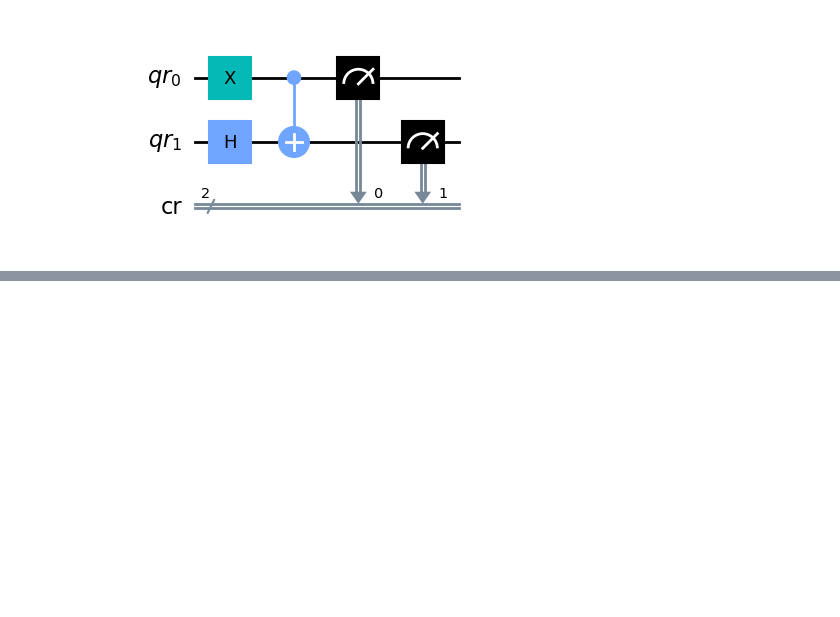
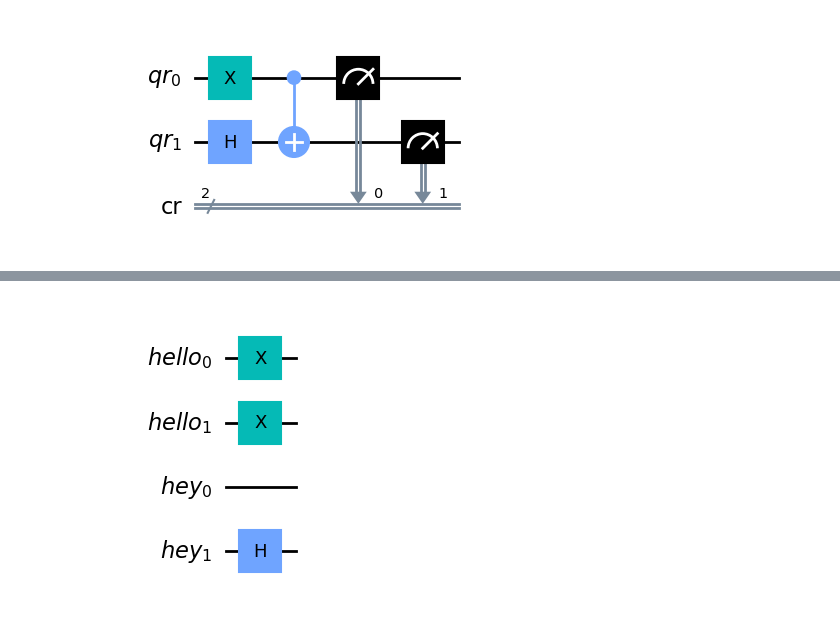
Before and after one commit to VRGQuantumTech/learning_qiskit, a Jupyter notebook: exam_exercices.ipynb, the cells around one changed output, grey strips where cells are left out. Drawn from its saved outputs; the diff is of its cells as text; code cells hidden in the pictures; blank space fills up the shorter version.

```diff
--- a/exam_exercices.ipynb
+++ b/exam_exercices.ipynb
@@ -1360,0 +1458,15 @@ Given this code fragment, what is the probability that a measurement would resul
+# %%
+# Drawing the circuit
+
+from qiskit import QuantumCircuit, QuantumRegister
+
+q = QuantumRegister(2,'hello')
+c = QuantumRegister(2, 'hey')
+qc = QuantumCircuit(q,c)
+
+qc.x(q)
+qc.h(c[1])
+
+qc.draw('mpl')
+# %% [output]
+[figure, added]
```
Also changed, not shown: parts of 14 cells of this notebook.
